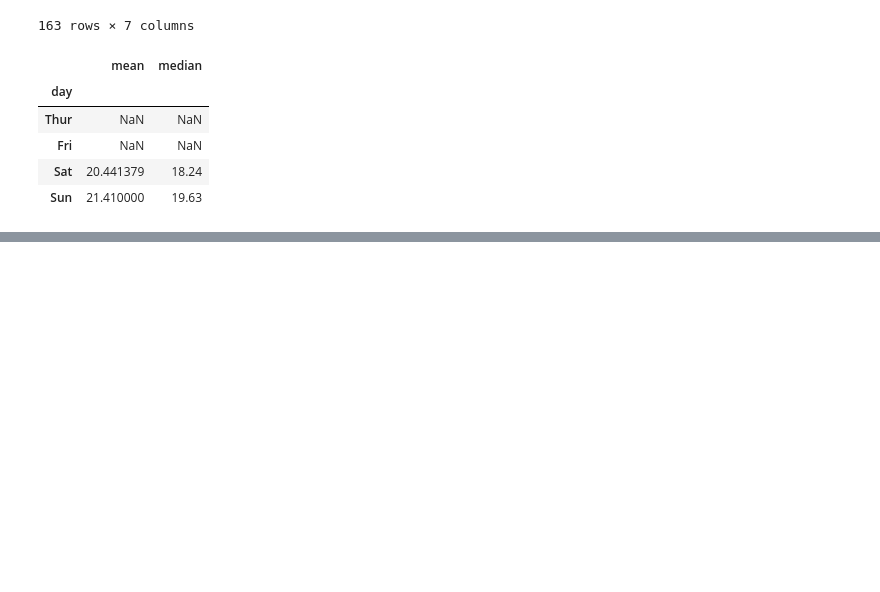
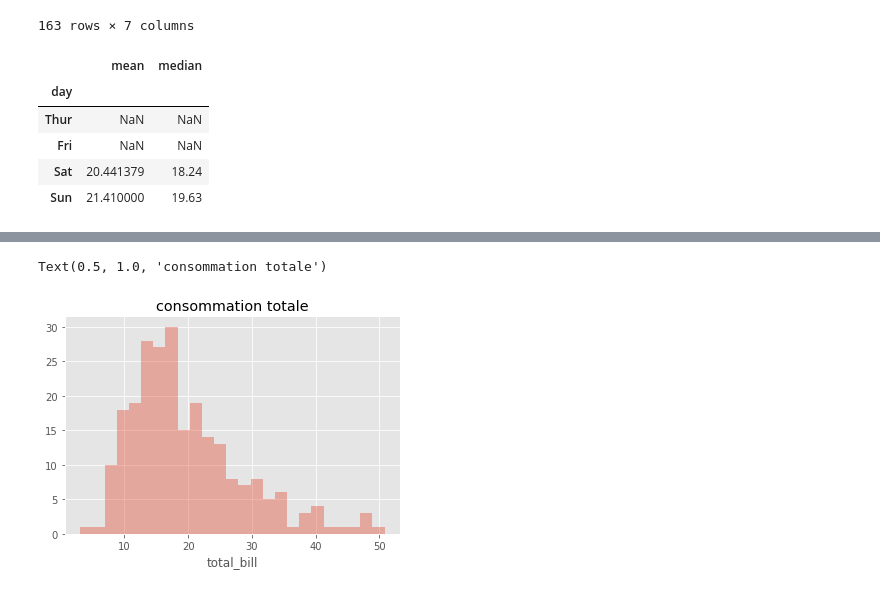
Before and after one commit to hermannkakapeu/STAT_for_ML_and_DL, a Jupyter notebook: Entrainement_1_parametres_stat_description_de_varable.ipynb, the cells around one changed output, grey strips where cells are left out. Drawn from its saved outputs; the diff is of its cells as text; code cells hidden in the pictures; blank space fills up the shorter version.

```diff
--- a/Entrainement_1_parametres_stat_description_de_varable.ipynb
+++ b/Entrainement_1_parametres_stat_description_de_varable.ipynb
@@ -203,0 +213,7 @@ df_week.groupby('day')['total_bill'].agg(['mean', 'median'])
+# %%
+sns.distplot(tips_df['total_bill'],
+             kde=False,
+             bins=25).set_title('consommation totale')
+# %% [output]
+Text(0.5, 1.0, 'consommation totale')
+[figure, added]
```
Also changed, not shown: parts of 18 cells of this notebook.
